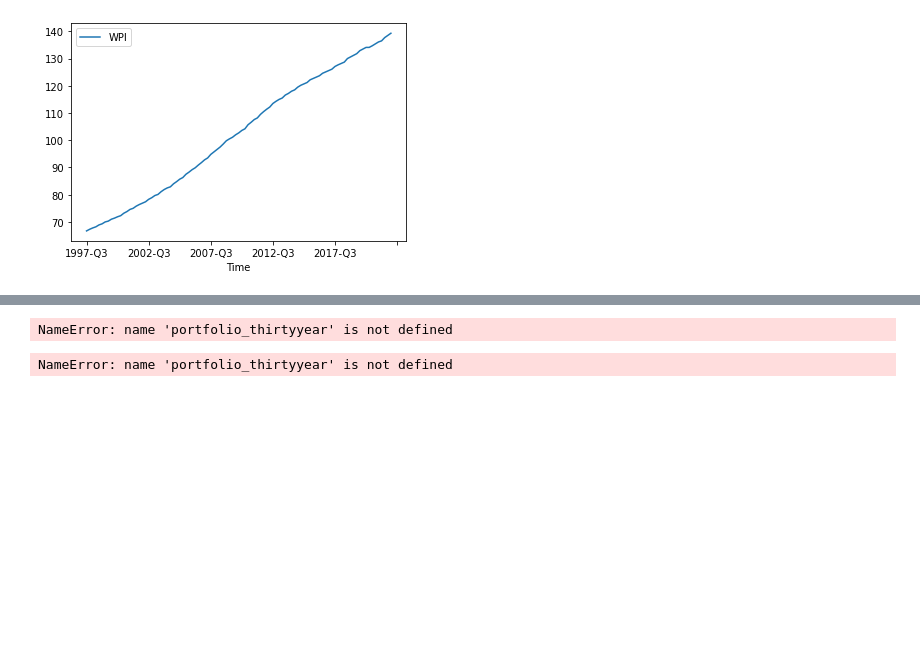
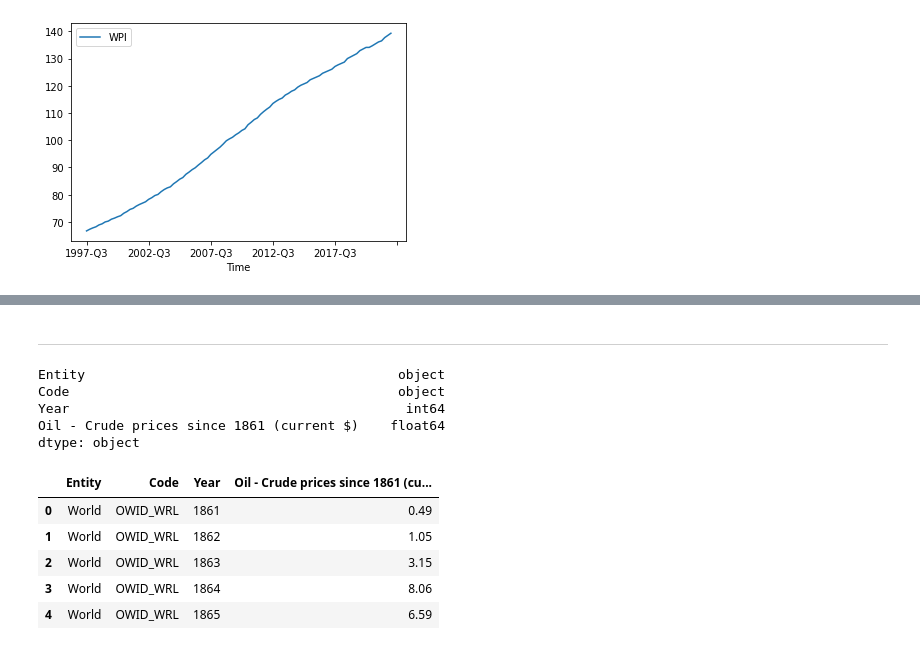
Before and after one commit to malrepos/FirstGroup, a Jupyter notebook: presentation_draft.ipynb, the cells around one changed output, grey strips where cells are left out. Drawn from its saved outputs; the diff is of its cells as text; code cells hidden in the pictures; blank space fills up the shorter version.

Commit message:
added oil data; manipulated and plotted

```diff
--- a/presentation_draft.ipynb
+++ b/presentation_draft.ipynb
@@ -1259,11 +1247,21 @@ IndexError: Too many levels: Index has only 1 level, not 2
-# %%
-# Printing the simulation input data
-portfolio_thirtyyear.portfolio_data.head()
-# %% [output]
-NameError: name 'portfolio_thirtyyear' is not defined
-# %%
-# Running a Monte Carlo simulation to forecast 30 years cumulative returns
-
-portfolio_thirtyyear.calc_cumulative_return()
-# %% [output]
-NameError: name 'portfolio_thirtyyear' is not defined
+# %% [markdown]
+----------
+# %%
+oil_df = pd.read_csv("crude-oil-prices.csv")
+# %%
+oil_df.dtypes
+# %% [output]
+Entity                                        object
+Code                                          object
+Year                                           int64
+Oil - Crude prices since 1861 (current $)    float64
+dtype: object
+# %%
+oil_df.head()
+# %% [output]
+|  | Entity | Code | Year | Oil - Crude prices since 1861 (cu... |
+| 0 | World | OWID_WRL | 1861 | 0.49 |
+| 1 | World | OWID_WRL | 1862 | 1.05 |
+| 2 | World | OWID_WRL | 1863 | 3.15 |
+| 3 | World | OWID_WRL | 1864 | 8.06 |
+| 4 | World | OWID_WRL | 1865 | 6.59 |
```
Also changed, not shown: parts of 18 cells of this notebook.
